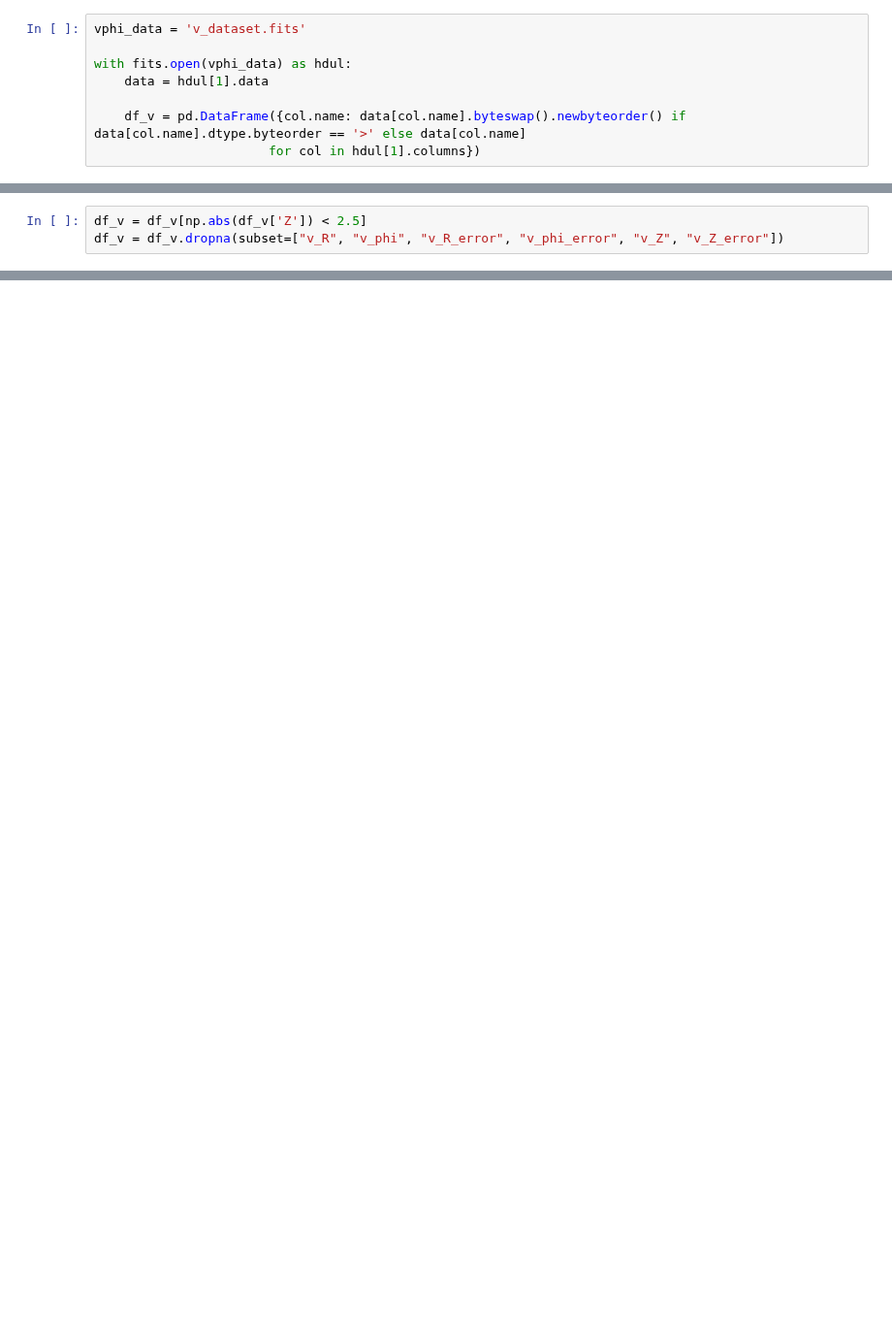
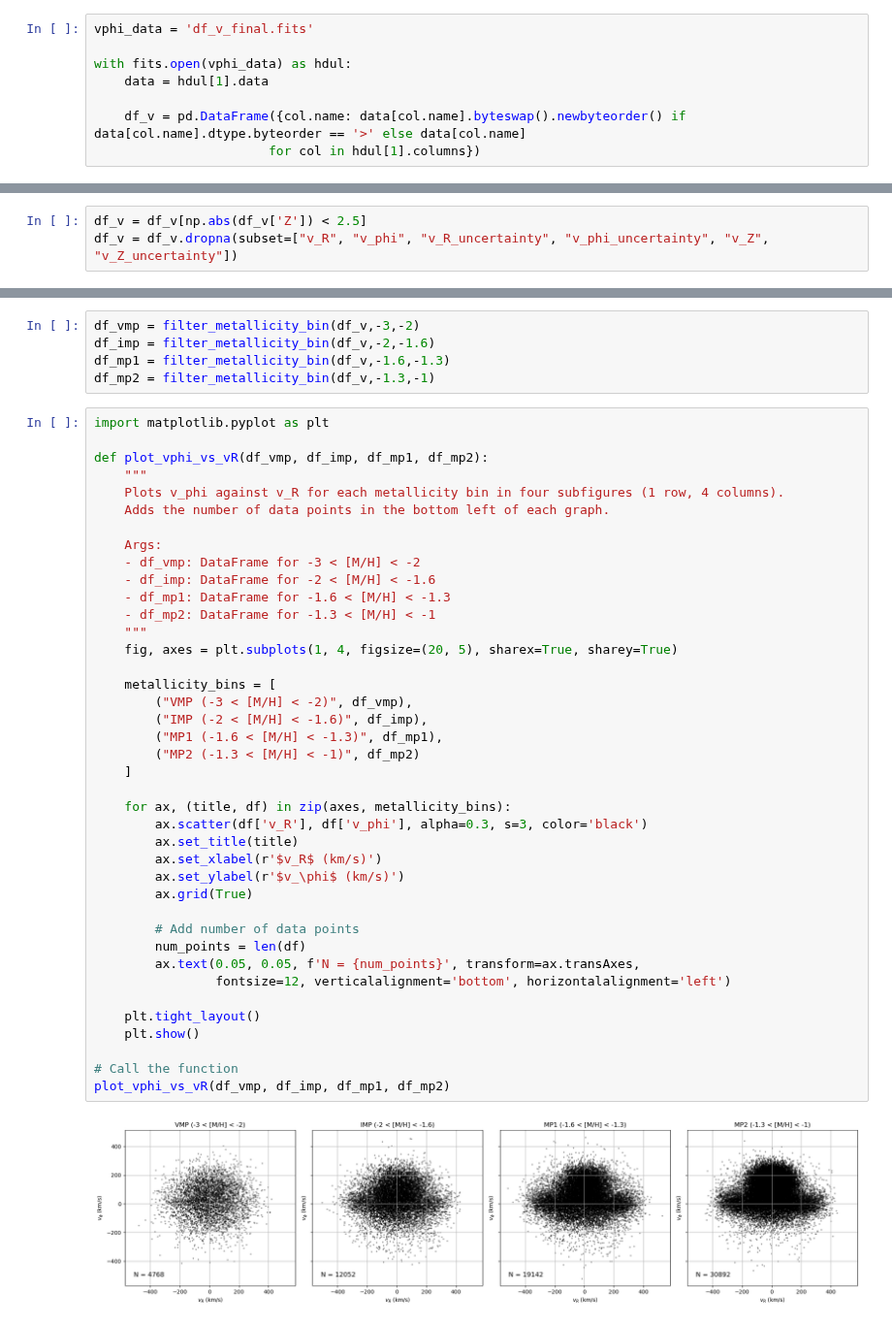
Before and after one commit to raunaq-rai/Disentangling-the-Milky-Way-using-GMM, a Jupyter notebook: Figure_4.ipynb, the cells around one changed output, grey strips where cells are left out. Shown at 97% size. Saved outputs shown, nothing was run; the diff lists cells and outputs as text; blank space fills up the shorter version.

```diff
--- a/Figure_4.ipynb
+++ b/Figure_4.ipynb
@@ -25,5 +23,5 @@ galpyWarning: libgalpy C extension module not loaded, because libgalpy.cpython-3
 # %%
-vphi_data = 'v_dataset.fits'
+vphi_data = 'df_v_final.fits'
 
 with fits.open(vphi_data) as hdul:
     data = hdul[1].data
@@ -41,6 +39,3 @@ df_v.head()
 | 2 | 82467667849472 | 176.209301 | -48.607026 | 44.866246 | 0.561503 | 2.209985 | 0.016049 | -4.869755 | 0.015797 | -12.678339 | ... |
 | 3 | 101193725229056 | 175.755174 | -48.727781 | 44.569524 | 0.689953 | 0.528788 | 0.024241 | 3.539184 | 0.027864 | -1.599436 | ... |
 | 4 | 130399502833792 | 175.789759 | -48.328584 | 44.868872 | 0.955080 | 0.847929 | 0.017479 | 3.382907 | 0.017619 | -0.291235 | ... |
-# %%
-df_v = df_v[np.abs(df_v['Z']) < 2.5]
-df_v = df_v.dropna(subset=["v_R", "v_phi", "v_R_error", "v_phi_error", "v_Z", "v_Z_error"])
@@ -749,0 +42,3 @@ Name: v_phi, dtype: float64
+# %%
+df_v = df_v[np.abs(df_v['Z']) < 2.5]
+df_v = df_v.dropna(subset=["v_R", "v_phi", "v_R_uncertainty", "v_phi_uncertainty", "v_Z", "v_Z_uncertainty"])
@@ -749,0 +62,47 @@ Name: v_phi, dtype: float64
+# %%
+df_vmp = filter_metallicity_bin(df_v,-3,-2)
+df_imp = filter_metallicity_bin(df_v,-2,-1.6)
+df_mp1 = filter_metallicity_bin(df_v,-1.6,-1.3)
+df_mp2 = filter_metallicity_bin(df_v,-1.3,-1)
+# %%
+import matplotlib.pyplot as plt
+
+def plot_vphi_vs_vR(df_vmp, df_imp, df_mp1, df_mp2):
+    """
+    Plots v_phi against v_R for each metallicity bin in four subfigures (1 row, 4 columns).
+    Adds the number of data points in the bottom left of each graph.
+
+    Args:
+    - df_vmp: DataFrame for -3 < [M/H] < -2
+    - df_imp: DataFrame for -2 < [M/H] < -1.6
+    - df_mp1: DataFrame for -1.6 < [M/H] < -1.3
+    - df_mp2: DataFrame for -1.3 < [M/H] < -1
+    """
+    fig, axes = plt.subplots(1, 4, figsize=(20, 5), sharex=True, sharey=True)
+
+    metallicity_bins = [
+        ("VMP (-3 < [M/H] < -2)", df_vmp),
+        ("IMP (-2 < [M/H] < -1.6)", df_imp),
+        ("MP1 (-1.6 < [M/H] < -1.3)", df_mp1),
+        ("MP2 (-1.3 < [M/H] < -1)", df_mp2)
+    ]
+
+    for ax, (title, df) in zip(axes, metallicity_bins):
+        ax.scatter(df['v_R'], df['v_phi'], alpha=0.3, s=3, color='black')
+        ax.set_title(title)
+        ax.set_xlabel(r'$v_R$ (km/s)')
+        ax.set_ylabel(r'$v_\phi$ (km/s)')
+        ax.grid(True)
+
+        # Add number of data points
+        num_points = len(df)
+        ax.text(0.05, 0.05, f'N = {num_points}', transform=ax.transAxes,
+                fontsize=12, verticalalignment='bottom', horizontalalignment='left')
+
+    plt.tight_layout()
+    plt.show()
+
+# Call the function
+plot_vphi_vs_vR(df_vmp, df_imp, df_mp1, df_mp2)
+# %% [output]
+[figure, added]
```
Also changed, not shown: parts of 39 cells of this notebook.
